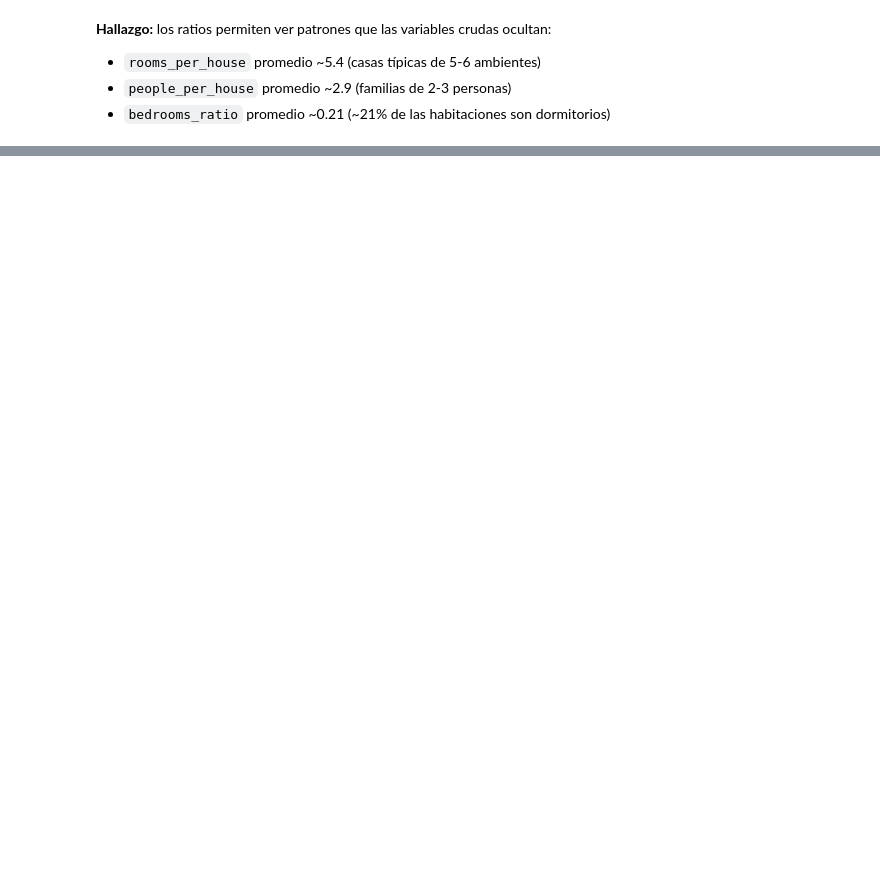
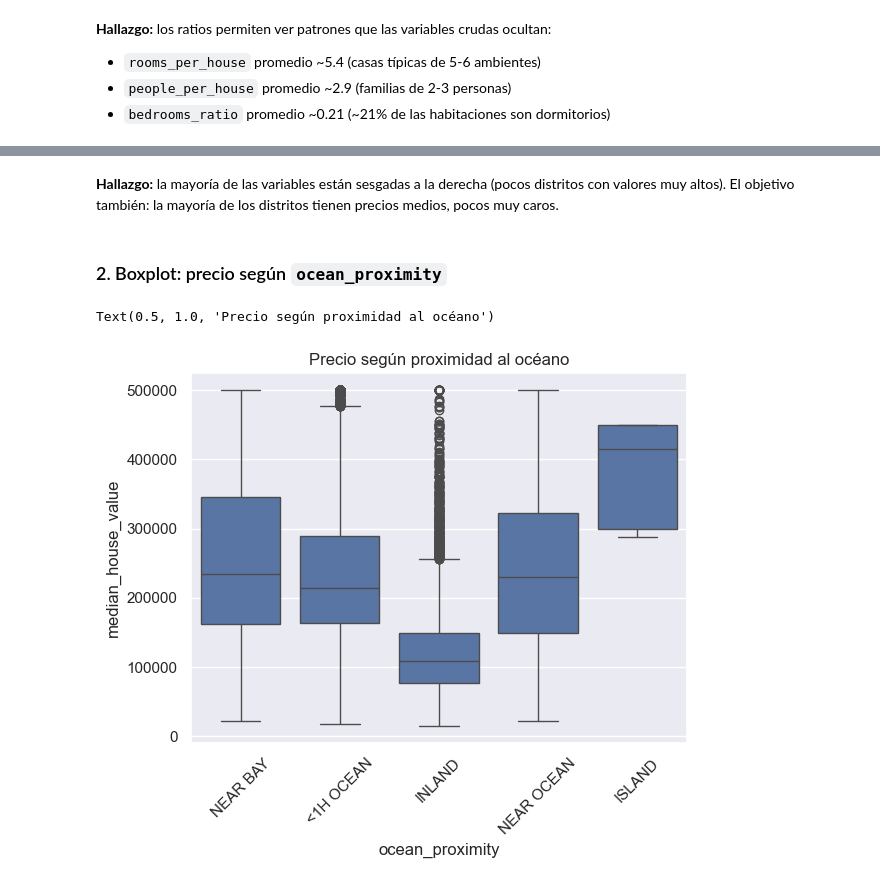
Before and after one commit to katherinevarela775/C1DS-Price_Analysis, a Jupyter notebook: notebooks/house_prices.ipynb, the cells around one changed output, grey strips where cells are left out. Drawn from its saved outputs; the diff is of its cells as text; code cells hidden in the pictures; blank space fills up the shorter version.

```diff
--- a/notebooks/house_prices.ipynb
+++ b/notebooks/house_prices.ipynb
@@ -160,0 +202,11 @@ df[['rooms_per_house', 'people_per_house', 'bedrooms_ratio']].describe()
+# %% [markdown]
+**Hallazgo:** la mayoría de las variables están sesgadas a la derecha (pocos distritos con valores muy altos). El objetivo también: la mayoría de los distritos tienen precios medios, pocos muy caros.
+# %% [markdown]
+### 2. Boxplot: precio según `ocean_proximity`
+# %%
+sns.boxplot(x='ocean_proximity', y='median_house_value', data=df)
+plt.xticks(rotation=45)
+plt.title('Precio según proximidad al océano')
+# %% [output]
+Text(0.5, 1.0, 'Precio según proximidad al océano')
+[figure, added]
```
Also changed, not shown: parts of 24 cells of this notebook.
